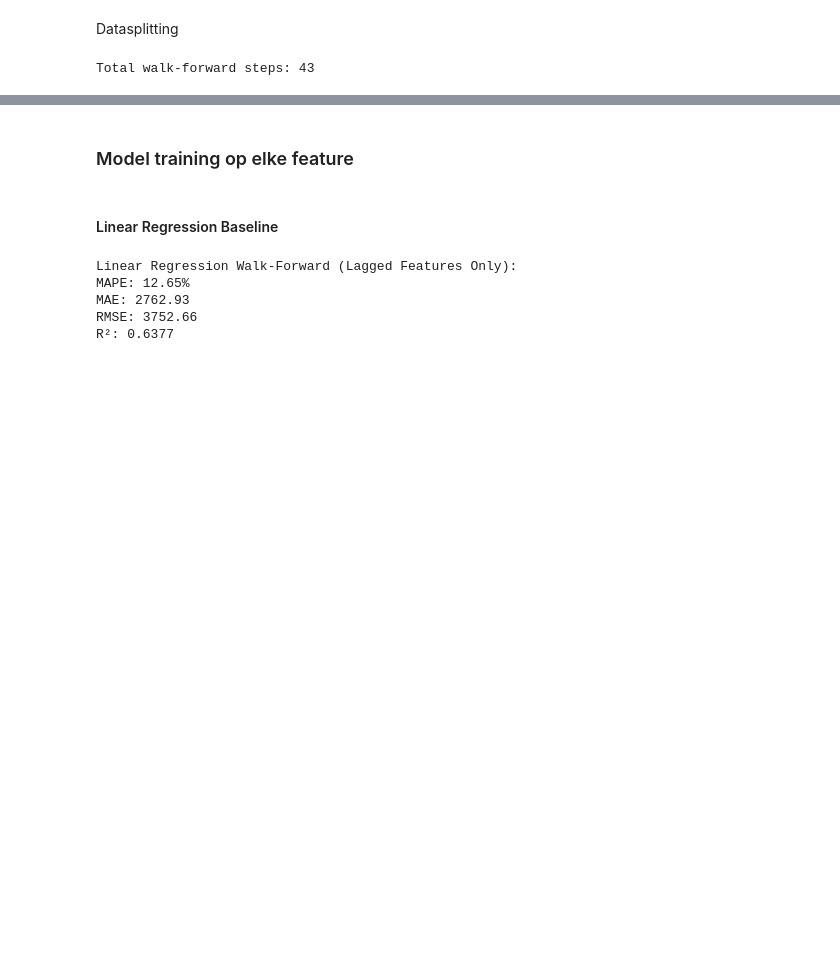
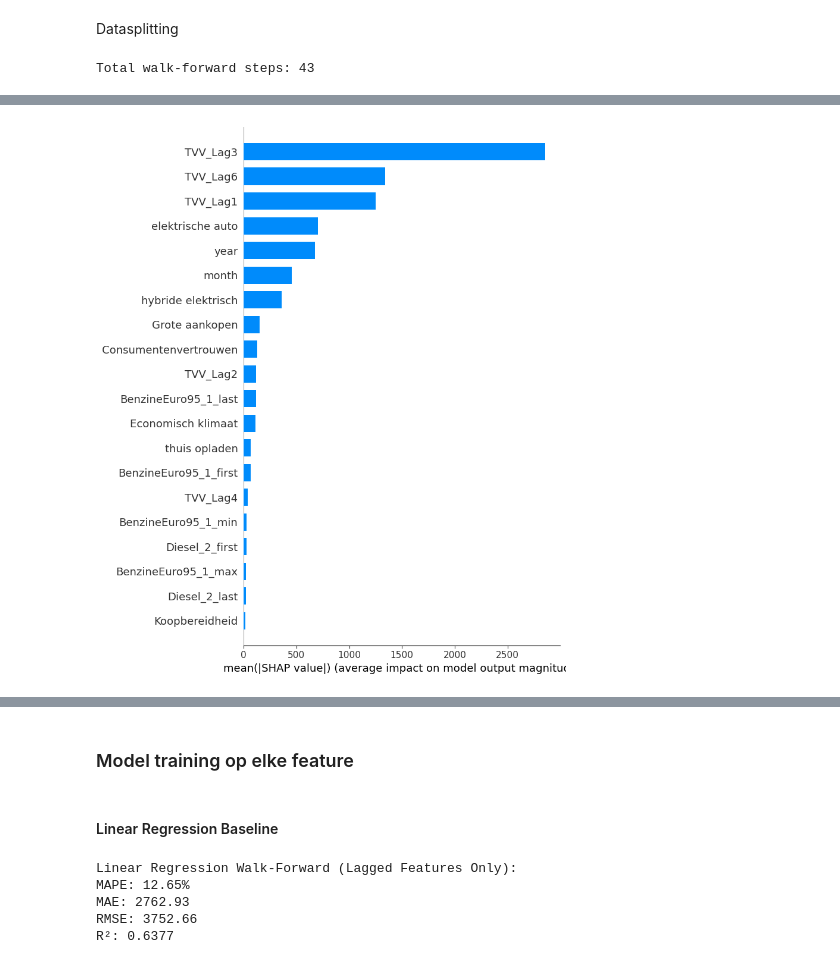
Before and after one commit to DylanHaaz/Tryhard, a Jupyter notebook: 70%/All Models.ipynb, the cells around one changed output, grey strips where cells are left out. Cells and saved outputs as stored; diff of their text form; code cells hidden in the pictures; blank space fills up the shorter version.

```diff
--- a/70%/All Models.ipynb
+++ b/70%/All Models.ipynb
@@ -86,3 +198,28 @@ all_features = [
 ] + lag_time_features
 
 feature_sets['All Features'] = all_features
+# %%
+import shap
+
+# Prepare feature matrix for all features
+X_all = df_lagged[all_features].values
+
+# Train XGBoost model on all features and all available data
+model_all = xgb.XGBRegressor(
+    objective='reg:squarederror',
+    n_estimators=200,
+    learning_rate=0.1,
+    max_depth=5,
+    random_state=42,
+    eval_metric="rmse"
+)
+model_all.fit(X_all, df_lagged['Totaal_verkochte_wegvoertuigen'].values)
+
+# Compute SHAP values for all features
+explainer_all = shap.Explainer(model_all, X_all)
+shap_values_all = explainer_all(X_all)
+
+# Plot SHAP summary for all features
+shap.summary_plot(shap_values_all, df_lagged[all_features], plot_type="bar")
+# %% [output]
+[figure, added]
```
Also changed, not shown: parts of 10 cells of this notebook, 17 other files.
